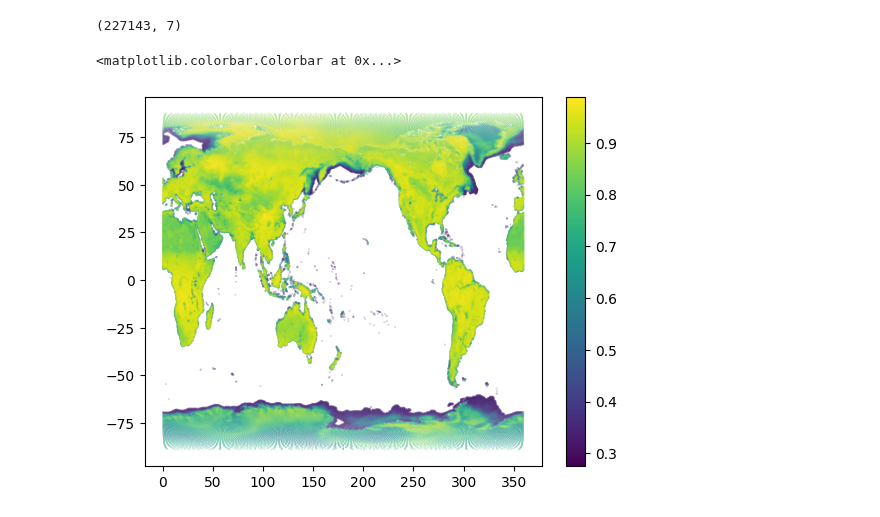
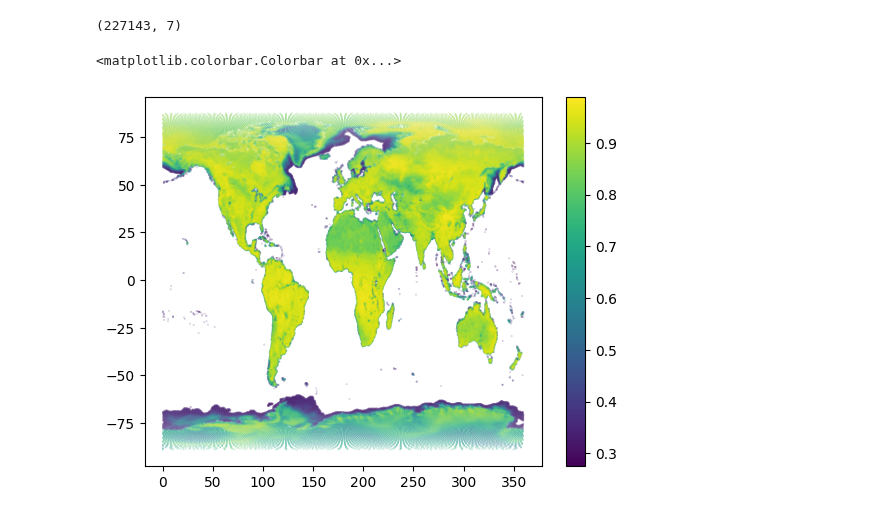
Before and after one commit to AndresTerrer/PMW_LST, a Jupyter notebook: notebooks/TELSEM_atlas_reading.ipynb, the cells around one changed output. Saved outputs shown, nothing was run; the diff lists cells and outputs as text; code cells hidden in the pictures.

```diff
--- a/notebooks/TELSEM_atlas_reading.ipynb
+++ b/notebooks/TELSEM_atlas_reading.ipynb
@@ -305,11 +303,13 @@ atlas.emis.shape
 # %%
 import matplotlib.pyplot as plt
 
 lats = [coord[0] for coord in coordinates]
-lons = [coord[1] for coord in coordinates]
+# Correct the longitudes so GM = 180
+
+lons = [(coord[1] + 180) % 360 for coord in coordinates]
 
 plt.scatter(lons, lats, c = atlas.emis[:,1],s=0.01 )
 plt.colorbar()
 # %% [output]
 <matplotlib.colorbar.Colorbar at 0x...>
-[figure, old version]
+[figure, new version]
```
Also changed, not shown: parts of 1 cell of this notebook.
